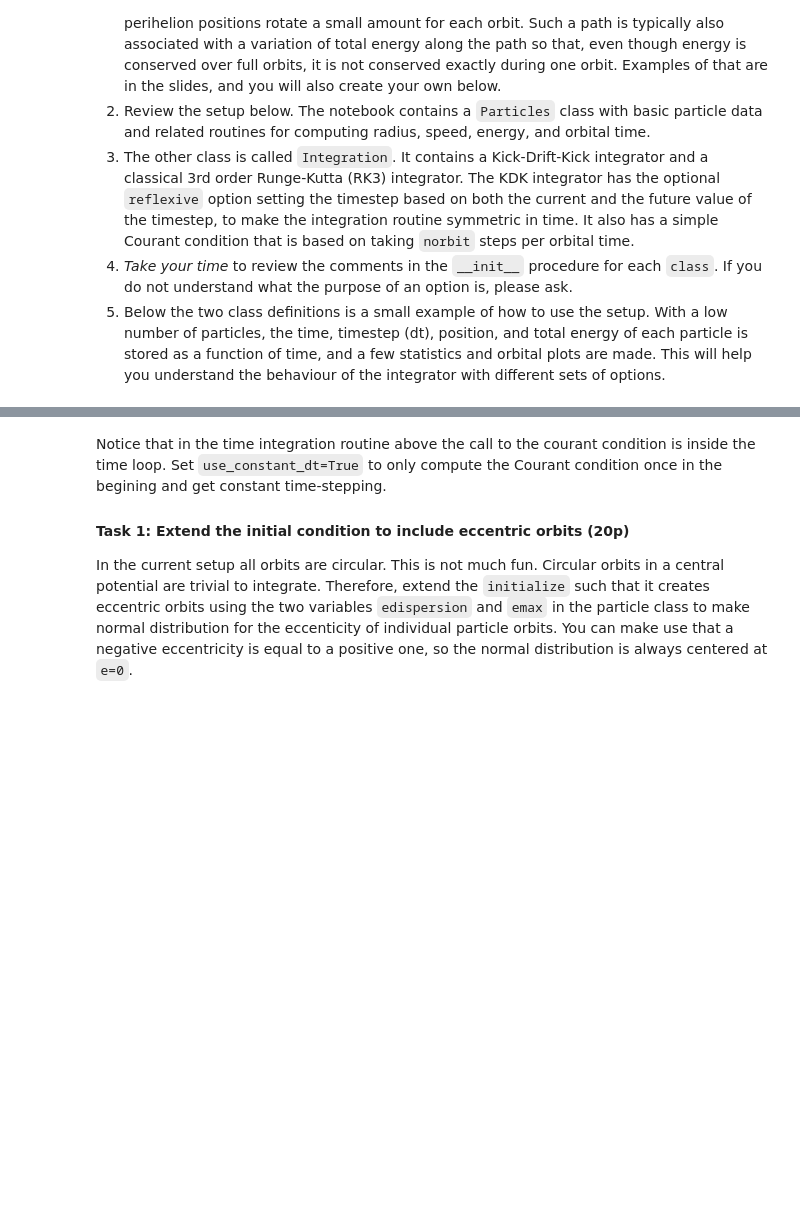
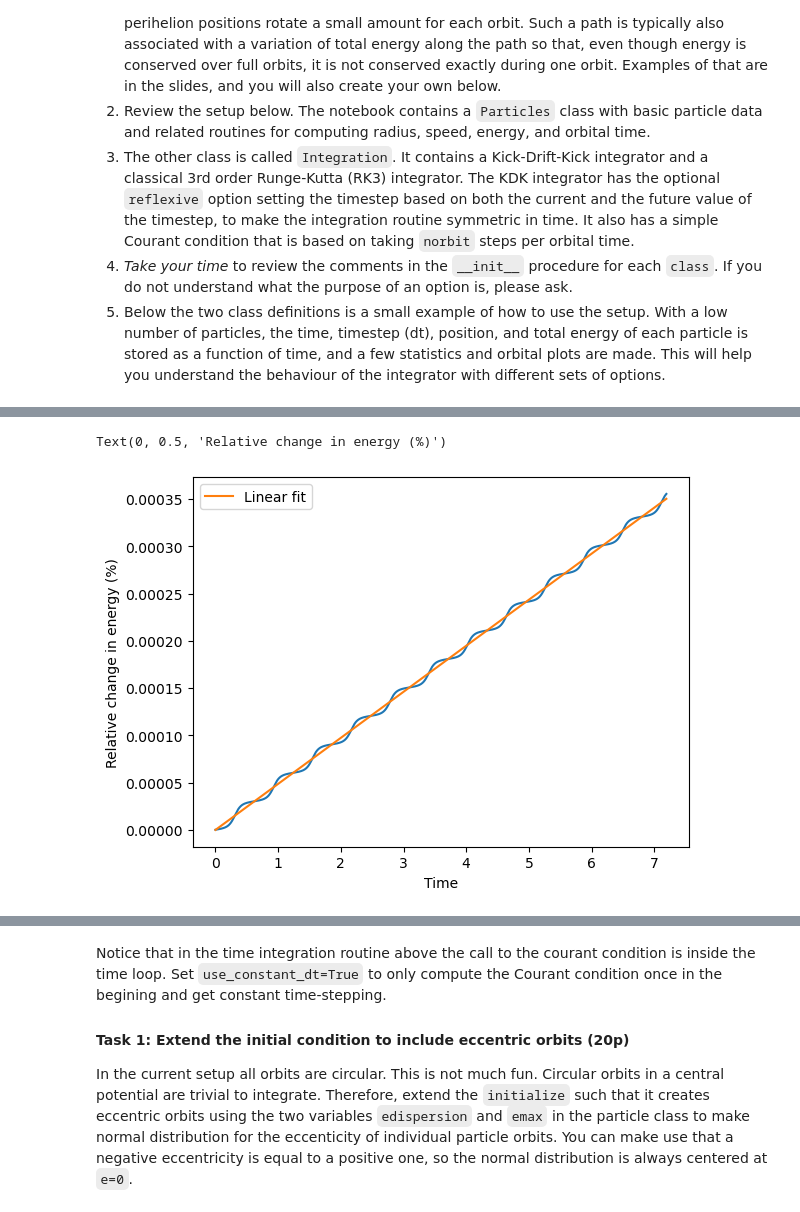
Before and after one commit to JakobSchauser/MscPhysics, a Jupyter notebook: ComputationalAstrophysics/7 Particles/7a Particle Integration.ipynb, the cells around one changed output, grey strips where cells are left out. Cells and saved outputs as stored; diff of their text form; code cells hidden in the pictures; blank space fills up the shorter version.

```diff
--- a/ComputationalAstrophysics/7 Particles/7a Particle Integration.ipynb
+++ b/ComputationalAstrophysics/7 Particles/7a Particle Integration.ipynb
@@ -349,0 +343,17 @@ Std dev energy as a function of time:  1.0872557358135866
+# %%
+i_particle=7  # select particle track to plot energy for. Uses labels above.
+y = (energy[i_particle] / energy[i_particle,0]-1.)*100.
+plt.plot(ptime[i_particle],y)
+
+# make a linear fit to the energy change
+t = ptime[i_particle]
+p = np.polyfit(t,y,1)
+plt.plot(t,p[0]*t+p[1],label='Linear fit')
+plt.legend()
+
+
+plt.xlabel('Time')
+plt.ylabel('Relative change in energy (%)')
+# %% [output]
+Text(0, 0.5, 'Relative change in energy (%)')
+[figure, added]
```
Also changed, not shown: parts of 14 cells of this notebook.
